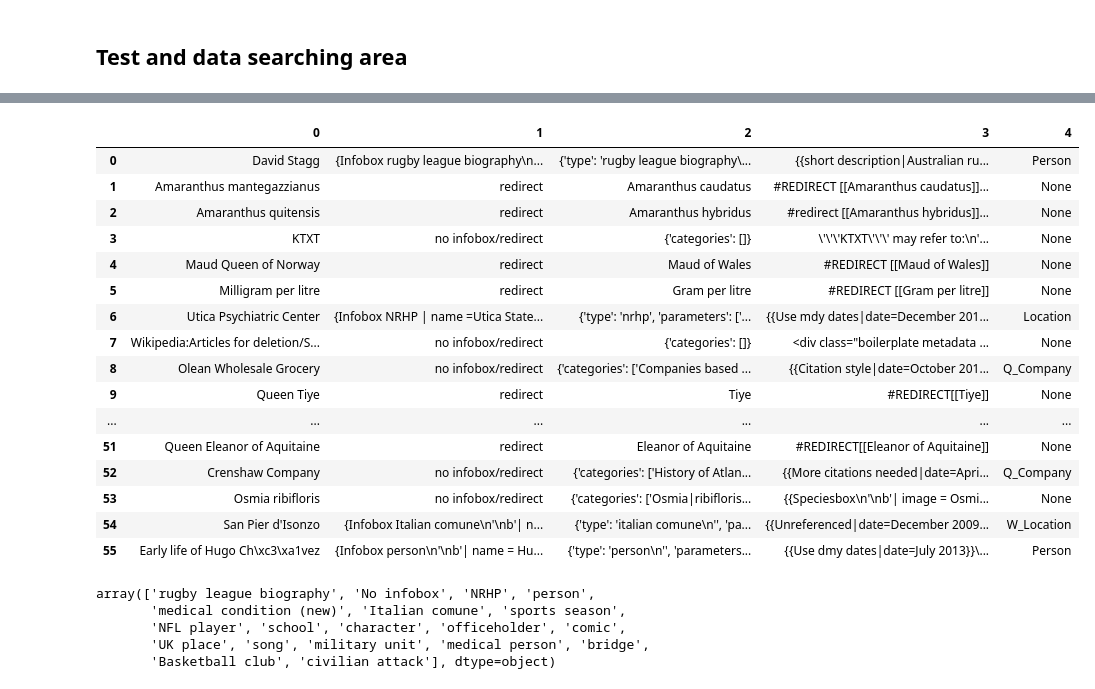
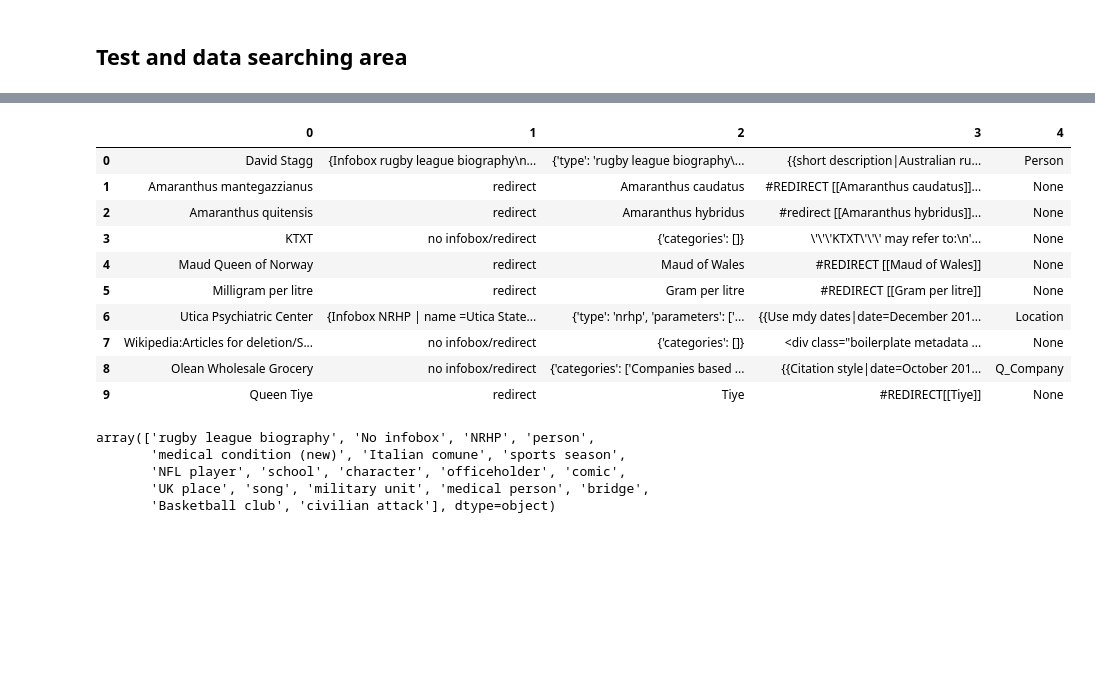
Before and after one commit to xminarikd/Wikipedia_NER, a Jupyter notebook: src/Wikipedia_NER.ipynb, the cells around one changed output, grey strips where cells are left out. Saved outputs shown, nothing was run; the diff lists cells and outputs as text; code cells hidden in the pictures; blank space fills up the shorter version.

```diff
--- a/src/Wikipedia_NER.ipynb
+++ b/src/Wikipedia_NER.ipynb
@@ -420,25 +420,19 @@ for i, line in enumerate(subprocess.Popen(['bzcat'],
 51 <==> b'      <timestamp>2020-09-04T12:52:41Z</timestamp>\n'
 # %%
 df = pd.DataFrame(data)
-df.head(80)
+df.head(10)
 # %% [output]
 |  | 0 | 1 | 2 | 3 | 4 |
 | 0 | David Stagg | {Infobox rugby league biography\n... | {'type': 'rugby league biography\... | {{short description|Australian ru... | Person |
 | 1 | Amaranthus mantegazzianus | redirect | Amaranthus caudatus | #REDIRECT [[Amaranthus caudatus]]... | None |
 | 2 | Amaranthus quitensis | redirect | Amaranthus hybridus | #redirect [[Amaranthus hybridus]]... | None |
 | 3 | KTXT | no infobox/redirect | {'categories': []} | \'\'\'KTXT\'\'\' may refer to:\n'... | None |
 | 4 | Maud Queen of Norway | redirect | Maud of Wales | #REDIRECT [[Maud of Wales]] | None |
 | 5 | Milligram per litre | redirect | Gram per litre | #REDIRECT [[Gram per litre]] | None |
 | 6 | Utica Psychiatric Center | {Infobox NRHP | name =Utica State... | {'type': 'nrhp', 'parameters': ['... | {{Use mdy dates|date=December 201... | Location |
 | 7 | Wikipedia:Articles for deletion/S... | no infobox/redirect | {'categories': []} | <div class="boilerplate metadata ... | None |
 | 8 | Olean Wholesale Grocery | no infobox/redirect | {'categories': ['Companies based ... | {{Citation style|date=October 201... | Q_Company |
 | 9 | Queen Tiye | redirect | Tiye | #REDIRECT[[Tiye]] | None |
-| ... | ... | ... | ... | ... | ... |
-| 51 | Queen Eleanor of Aquitaine | redirect | Eleanor of Aquitaine | #REDIRECT[[Eleanor of Aquitaine]] | None |
-| 52 | Crenshaw Company | no infobox/redirect | {'categories': ['History of Atlan... | {{More citations needed|date=Apri... | Q_Company |
-| 53 | Osmia ribifloris | no infobox/redirect | {'categories': ['Osmia|ribifloris... | {{Speciesbox\n'\nb'| image = Osmi... | None |
-| 54 | San Pier d'Isonzo | {Infobox Italian comune\n'\nb'| n... | {'type': 'italian comune\n'', 'pa... | {{Unreferenced|date=December 2009... | W_Location |
-| 55 | Early life of Hugo Ch\xc3\xa1vez | {Infobox person\n'\nb'| name = Hu... | {'type': 'person\n'', 'parameters... | {{Use dmy dates|date=July 2013}}\... | Person |
 # %%
 df[2].unique()
 # %% [output]
```
Also changed, not shown: parts of 1 cell of this notebook.
